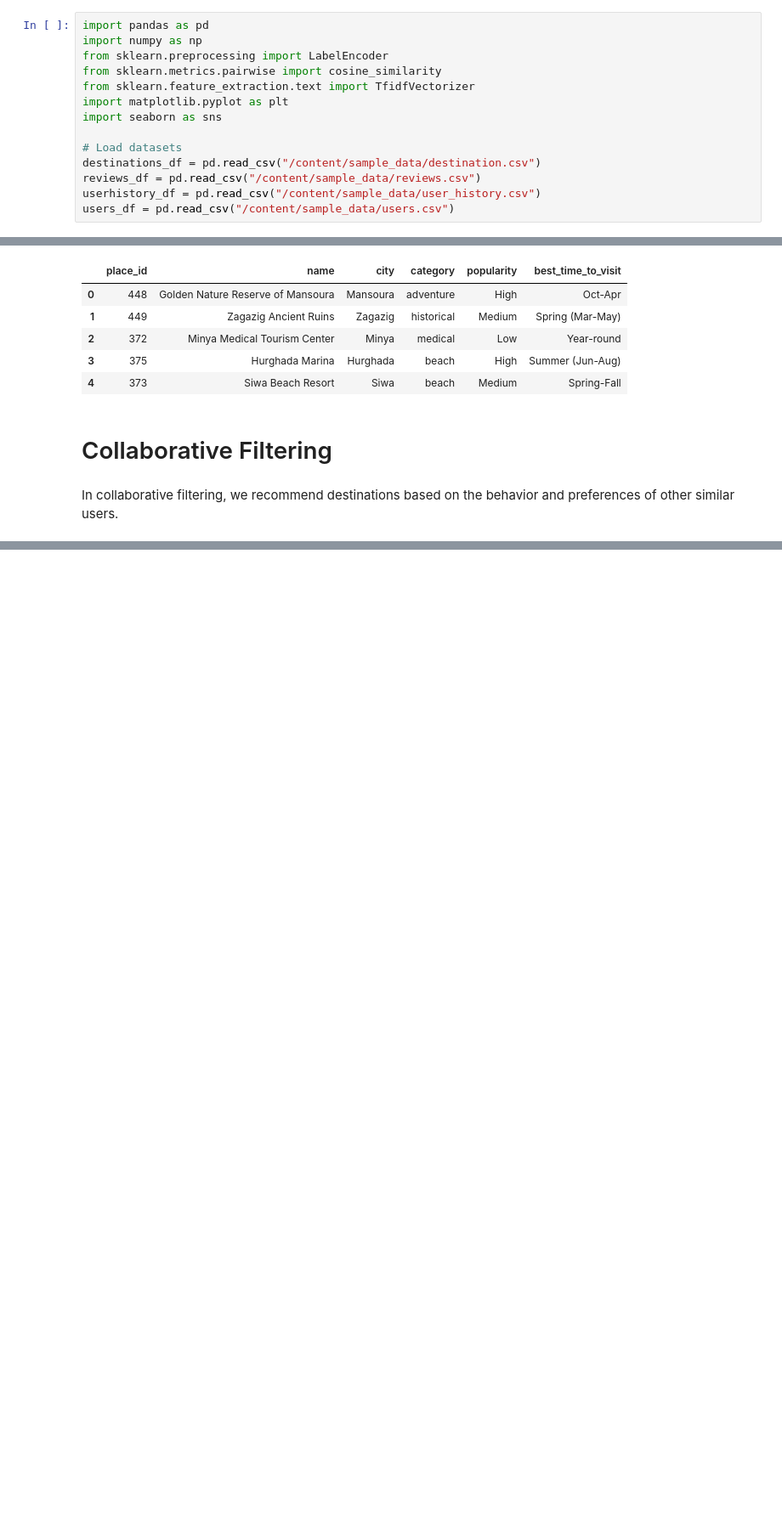
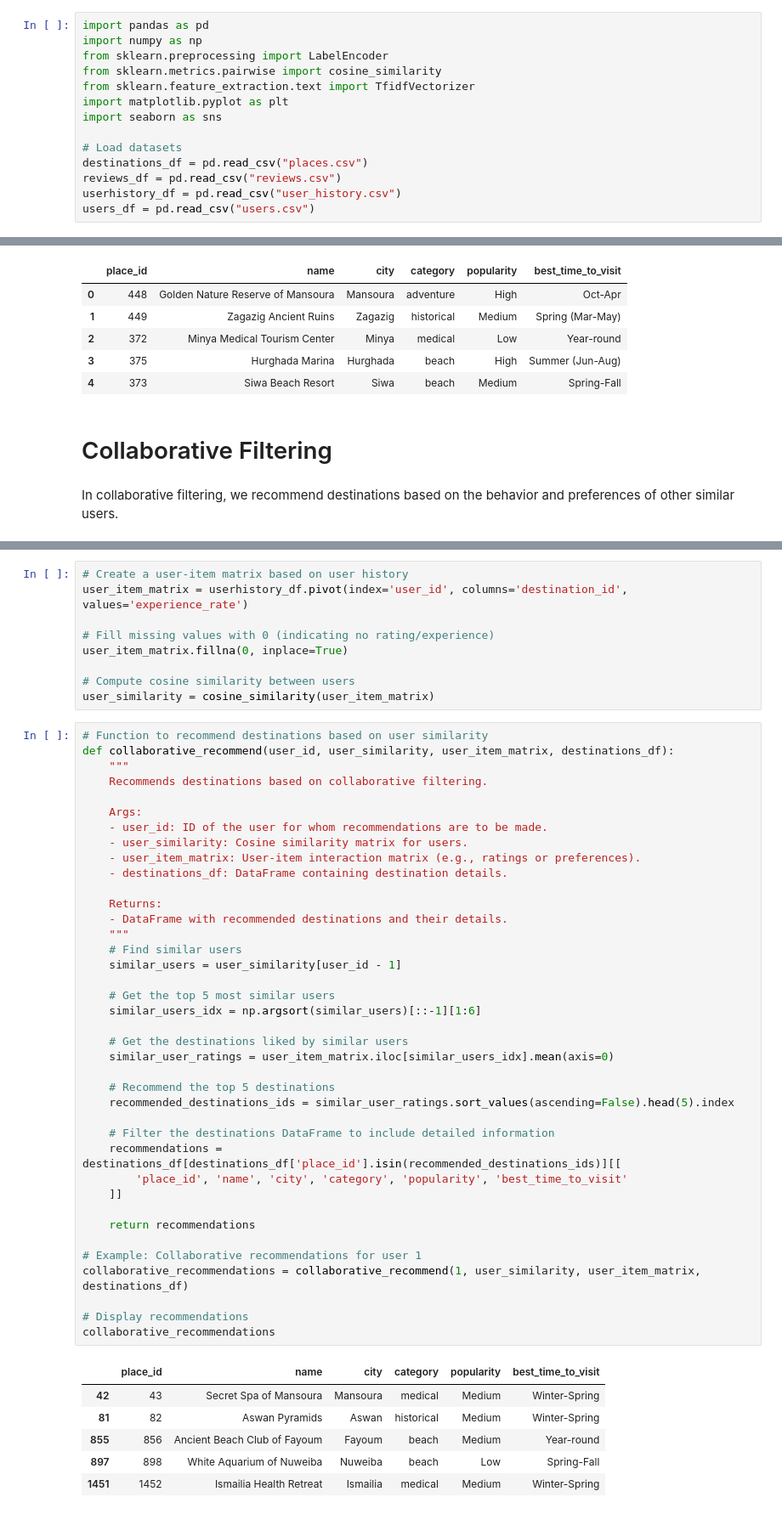
Before and after one commit to rowida2/recommendation-system-project, a Jupyter notebook: Travel_Recommendation_System.ipynb, the cells around one changed output, grey strips where cells are left out. Shown at 85% size. Saved outputs shown, nothing was run; the diff lists cells and outputs as text; blank space fills up the shorter version.

```diff
--- a/Travel_Recommendation_System.ipynb
+++ b/Travel_Recommendation_System.ipynb
@@ -14,10 +31,10 @@ import matplotlib.pyplot as plt
 import seaborn as sns
 
 # Load datasets
-destinations_df = pd.read_csv("/content/sample_data/destination.csv")
-reviews_df = pd.read_csv("/content/sample_data/reviews.csv")
-userhistory_df = pd.read_csv("/content/sample_data/user_history.csv")
-users_df = pd.read_csv("/content/sample_data/users.csv")
+destinations_df = pd.read_csv("places.csv")
+reviews_df = pd.read_csv("reviews.csv")
+userhistory_df = pd.read_csv("user_history.csv")
+users_df = pd.read_csv("users.csv")
 # %%
 destinations_df.head()
 # %% [output]
@@ -263,0 +269,55 @@ In collaborative filtering, we recommend destinations based on the behavior and
+# %%
+# Create a user-item matrix based on user history
+user_item_matrix = userhistory_df.pivot(index='user_id', columns='destination_id', values='experience_rate')
+
+# Fill missing values with 0 (indicating no rating/experience)
+user_item_matrix.fillna(0, inplace=True)
+
+# Compute cosine similarity between users
+user_similarity = cosine_similarity(user_item_matrix)
+# %%
+# Function to recommend destinations based on user similarity
+def collaborative_recommend(user_id, user_similarity, user_item_matrix, destinations_df):
+    """
+    Recommends destinations based on collaborative filtering.
+
+    Args:
+    - user_id: ID of the user for whom recommendations are to be made.
+    - user_similarity: Cosine similarity matrix for users.
+    - user_item_matrix: User-item interaction matrix (e.g., ratings or preferences).
+    - destinations_df: DataFrame containing destination details.
+
+    Returns:
+    - DataFrame with recommended destinations and their details.
+    """
+    # Find similar users
+    similar_users = user_similarity[user_id - 1]
+
+    # Get the top 5 most similar users
+    similar_users_idx = np.argsort(similar_users)[::-1][1:6]
+
+    # Get the destinations liked by similar users
+    similar_user_ratings = user_item_matrix.iloc[similar_users_idx].mean(axis=0)
+
+    # Recommend the top 5 destinations
+    recommended_destinations_ids = similar_user_ratings.sort_values(ascending=False).head(5).index
+
+    # Filter the destinations DataFrame to include detailed information
+    recommendations = destinations_df[destinations_df['place_id'].isin(recommended_destinations_ids)][[
+        'place_id', 'name', 'city', 'category', 'popularity', 'best_time_to_visit'
+    ]]
+
+    return recommendations
+
+# Example: Collaborative recommendations for user 1
+collaborative_recommendations = collaborative_recommend(1, user_similarity, user_item_matrix, destinations_df)
+
+# Display recommendations
+collaborative_recommendations
+# %% [output]
+|  | place_id | name | city | category | popularity | best_time_to_visit |
+| 42 | 43 | Secret Spa of Mansoura | Mansoura | medical | Medium | Winter-Spring |
+| 81 | 82 | Aswan Pyramids | Aswan | historical | Medium | Winter-Spring |
+| 855 | 856 | Ancient Beach Club of Fayoum | Fayoum | beach | Medium | Year-round |
+| 897 | 898 | White Aquarium of Nuweiba | Nuweiba | beach | Low | Spring-Fall |
+| 1451 | 1452 | Ismailia Health Retreat | Ismailia | medical | Medium | Winter-Spring |
```
Also changed, not shown: parts of 11 cells of this notebook.
